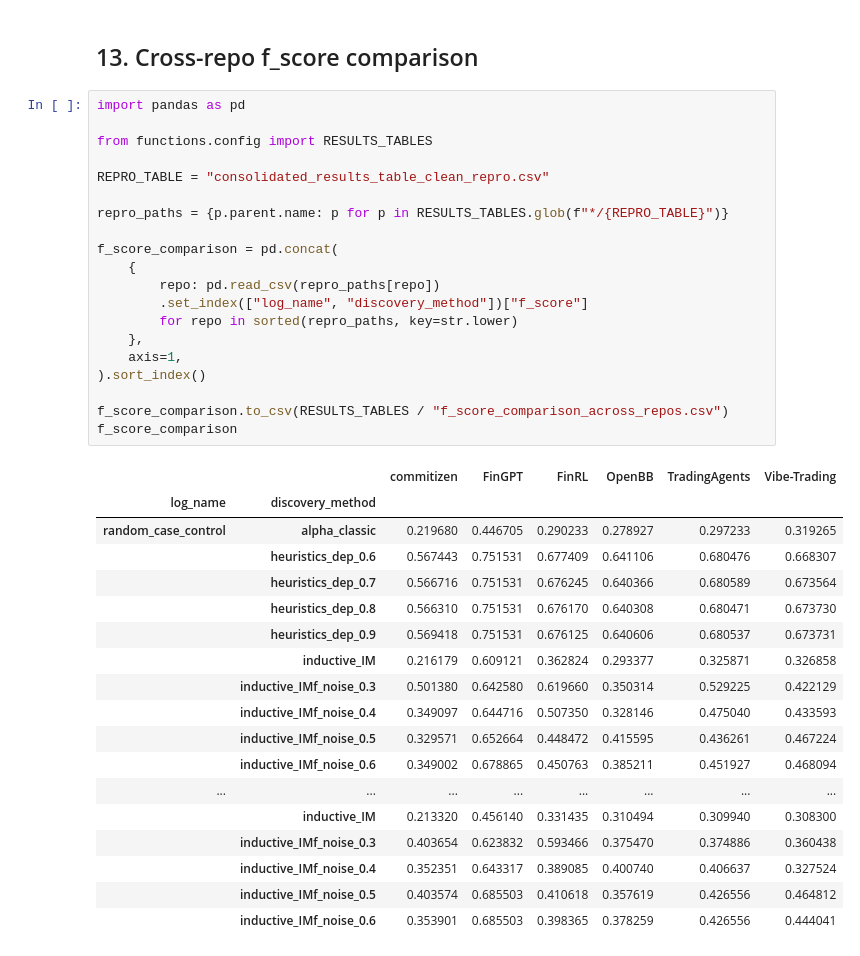
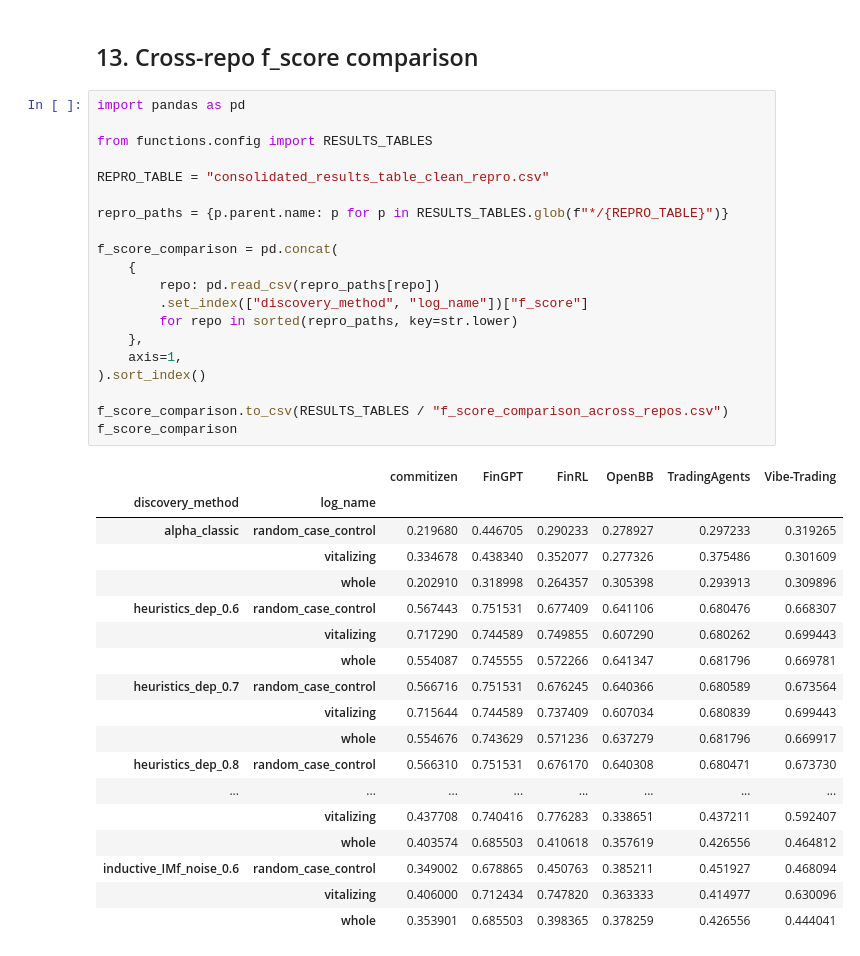
Before and after one commit to MahsaChoop/Lifecycle-Processes, a Jupyter notebook: main.ipynb, the cells around one changed output. Drawn from its saved outputs; the diff is of its cells as text.

```diff
--- a/main.ipynb
+++ b/main.ipynb
@@ -291,39 +291,39 @@ log_complexity_similarity_table
 # %%
 import pandas as pd
 
 from functions.config import RESULTS_TABLES
 
 REPRO_TABLE = "consolidated_results_table_clean_repro.csv"
 
 repro_paths = {p.parent.name: p for p in RESULTS_TABLES.glob(f"*/{REPRO_TABLE}")}
 
 f_score_comparison = pd.concat(
     {
         repo: pd.read_csv(repro_paths[repo])
-        .set_index(["log_name", "discovery_method"])["f_score"]
+        .set_index(["discovery_method", "log_name"])["f_score"]
         for repo in sorted(repro_paths, key=str.lower)
     },
     axis=1,
 ).sort_index()
 
 f_score_comparison.to_csv(RESULTS_TABLES / "f_score_comparison_across_repos.csv")
 f_score_comparison
 # %% [output]
 |  |  | commitizen | FinGPT | FinRL | OpenBB | TradingAgents | Vibe-Trading |
-| log_name | discovery_method |  |  |  |  |  |  |
-| random_case_control | alpha_classic | 0.219680 | 0.446705 | 0.290233 | 0.278927 | 0.297233 | 0.319265 |
-|  | heuristics_dep_0.6 | 0.567443 | 0.751531 | 0.677409 | 0.641106 | 0.680476 | 0.668307 |
-|  | heuristics_dep_0.7 | 0.566716 | 0.751531 | 0.676245 | 0.640366 | 0.680589 | 0.673564 |
-|  | heuristics_dep_0.8 | 0.566310 | 0.751531 | 0.676170 | 0.640308 | 0.680471 | 0.673730 |
-|  | heuristics_dep_0.9 | 0.569418 | 0.751531 | 0.676125 | 0.640606 | 0.680537 | 0.673731 |
-|  | inductive_IM | 0.216179 | 0.609121 | 0.362824 | 0.293377 | 0.325871 | 0.326858 |
-|  | inductive_IMf_noise_0.3 | 0.501380 | 0.642580 | 0.619660 | 0.350314 | 0.529225 | 0.422129 |
-|  | inductive_IMf_noise_0.4 | 0.349097 | 0.644716 | 0.507350 | 0.328146 | 0.475040 | 0.433593 |
-|  | inductive_IMf_noise_0.5 | 0.329571 | 0.652664 | 0.448472 | 0.415595 | 0.436261 | 0.467224 |
-|  | inductive_IMf_noise_0.6 | 0.349002 | 0.678865 | 0.450763 | 0.385211 | 0.451927 | 0.468094 |
+| discovery_method | log_name |  |  |  |  |  |  |
+| alpha_classic | random_case_control | 0.219680 | 0.446705 | 0.290233 | 0.278927 | 0.297233 | 0.319265 |
+|  | vitalizing | 0.334678 | 0.438340 | 0.352077 | 0.277326 | 0.375486 | 0.301609 |
+|  | whole | 0.202910 | 0.318998 | 0.264357 | 0.305398 | 0.293913 | 0.309896 |
+| heuristics_dep_0.6 | random_case_control | 0.567443 | 0.751531 | 0.677409 | 0.641106 | 0.680476 | 0.668307 |
+|  | vitalizing | 0.717290 | 0.744589 | 0.749855 | 0.607290 | 0.680262 | 0.699443 |
+|  | whole | 0.554087 | 0.745555 | 0.572266 | 0.641347 | 0.681796 | 0.669781 |
+| heuristics_dep_0.7 | random_case_control | 0.566716 | 0.751531 | 0.676245 | 0.640366 | 0.680589 | 0.673564 |
+|  | vitalizing | 0.715644 | 0.744589 | 0.737409 | 0.607034 | 0.680839 | 0.699443 |
+|  | whole | 0.554676 | 0.743629 | 0.571236 | 0.637279 | 0.681796 | 0.669917 |
+| heuristics_dep_0.8 | random_case_control | 0.566310 | 0.751531 | 0.676170 | 0.640308 | 0.680471 | 0.673730 |
 | ... | ... | ... | ... | ... | ... | ... | ... |
-|  | inductive_IM | 0.213320 | 0.456140 | 0.331435 | 0.310494 | 0.309940 | 0.308300 |
-|  | inductive_IMf_noise_0.3 | 0.403654 | 0.623832 | 0.593466 | 0.375470 | 0.374886 | 0.360438 |
-|  | inductive_IMf_noise_0.4 | 0.352351 | 0.643317 | 0.389085 | 0.400740 | 0.406637 | 0.327524 |
-|  | inductive_IMf_noise_0.5 | 0.403574 | 0.685503 | 0.410618 | 0.357619 | 0.426556 | 0.464812 |
-|  | inductive_IMf_noise_0.6 | 0.353901 | 0.685503 | 0.398365 | 0.378259 | 0.426556 | 0.444041 |
+|  | vitalizing | 0.437708 | 0.740416 | 0.776283 | 0.338651 | 0.437211 | 0.592407 |
+|  | whole | 0.403574 | 0.685503 | 0.410618 | 0.357619 | 0.426556 | 0.464812 |
+| inductive_IMf_noise_0.6 | random_case_control | 0.349002 | 0.678865 | 0.450763 | 0.385211 | 0.451927 | 0.468094 |
+|  | vitalizing | 0.406000 | 0.712434 | 0.747820 | 0.363333 | 0.414977 | 0.630096 |
+|  | whole | 0.353901 | 0.685503 | 0.398365 | 0.378259 | 0.426556 | 0.444041 |
```
Also changed, not shown: 29 other files.
